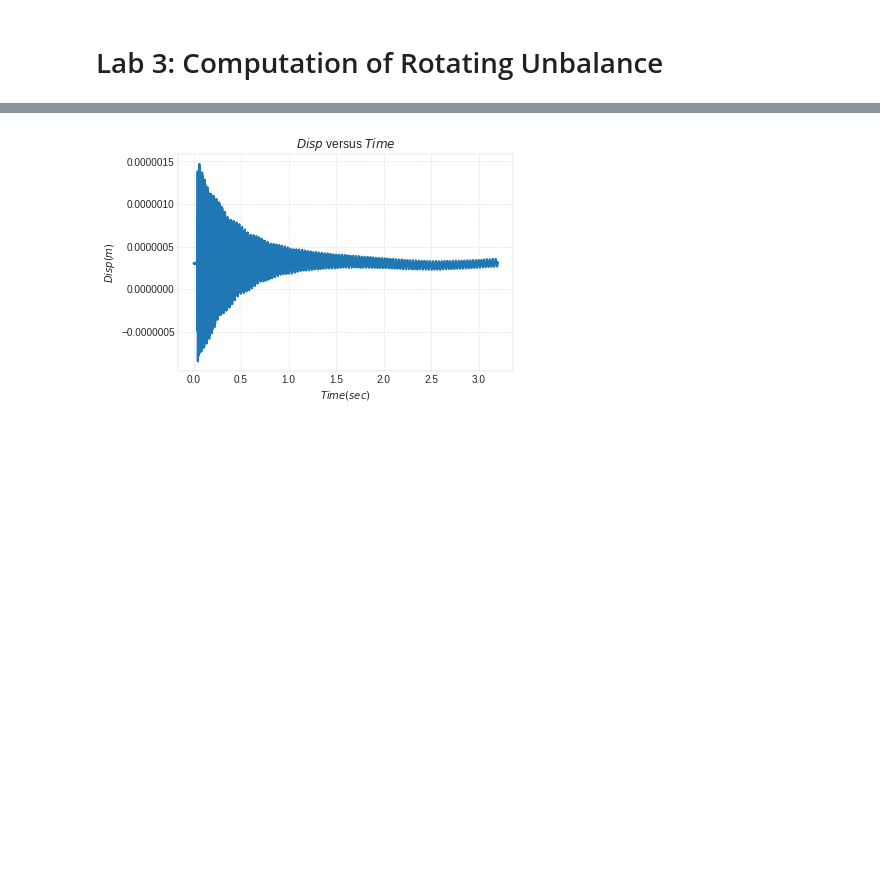
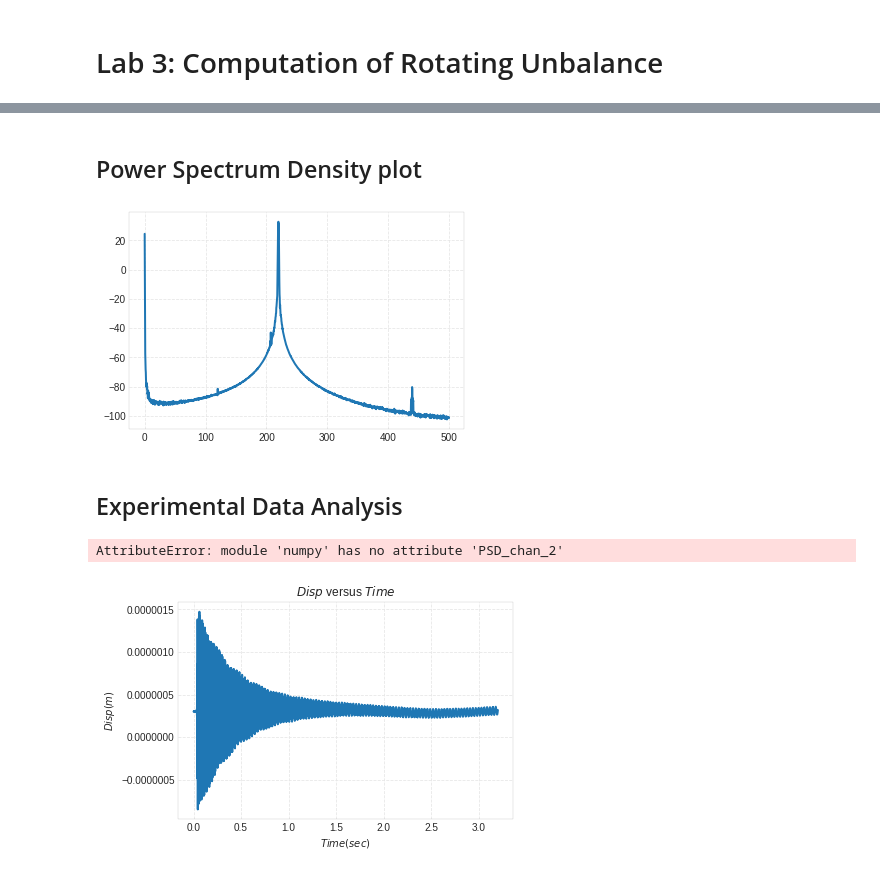
Before and after one commit to josephcslater/MechanicalVibrationLab, a Jupyter notebook: source/labnotes/Lab3.ipynb, the cells around one changed output, grey strips where cells are left out. Cells and saved outputs as stored; diff of their text form; code cells hidden in the pictures; blank space fills up the shorter version.

```diff
--- a/source/labnotes/Lab3.ipynb
+++ b/source/labnotes/Lab3.ipynb
@@ -41,3 +27,35 @@ plt.show()
+# %% [markdown]
+Power Spectrum Density plot
+-------------------------------------
+# %%
+
+%matplotlib inline
+mat_contents=sio.loadmat('Case3-5-Fn+10.mat')
+Freq_domain = mat_contents['Freq_domain']
+PSD_chan_2 = mat_contents['PSD_chan_2']
+
+A=20*np.log10(PSD_chan_2);
+plt.plot(Freq_domain,A)
+
+plt.show()
+# %% [output]
+[figure, added]
+# %% [markdown]
+Experimental Data Analysis
+--------------------------------
+# %%
+mat_contents=sio.loadmat('Case3-5-Fn+10.mat')
+Freq_domain = mat_contents['Freq_domain']
+PSD_chan_2 = mat_contents['PSD_chan_2']
+#Driving Freqency
+
+[x,y]=np.PSD_chan_2.max()
+#wr=np.array(Freq_domain[y]) #in Hz
+#[a,b]=max(A);
+#PSD_chan_2
+#y
+# %% [output]
+AttributeError: module 'numpy' has no attribute 'PSD_chan_2'
 # %%
 #  Disp vs Time
 
```
Also changed, not shown: parts of 7 cells of this notebook, 2 other files.
